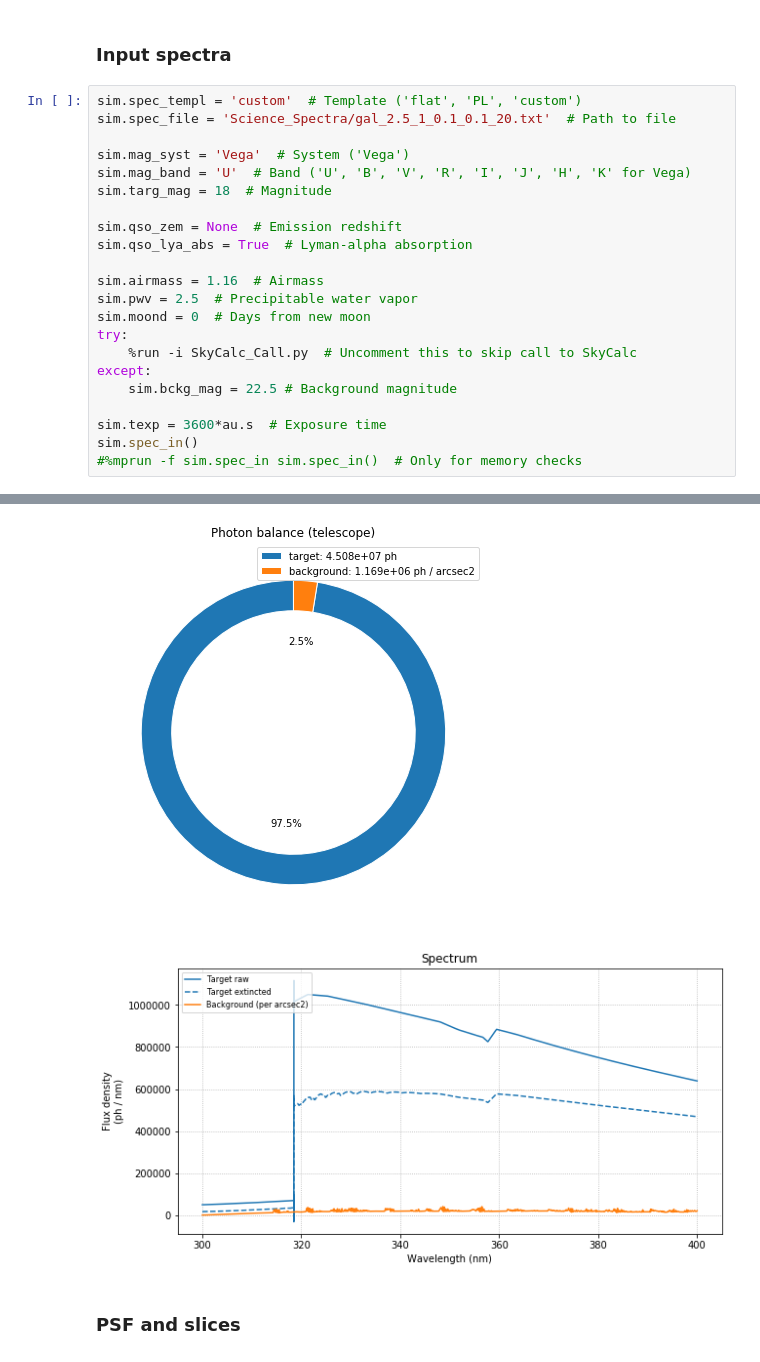
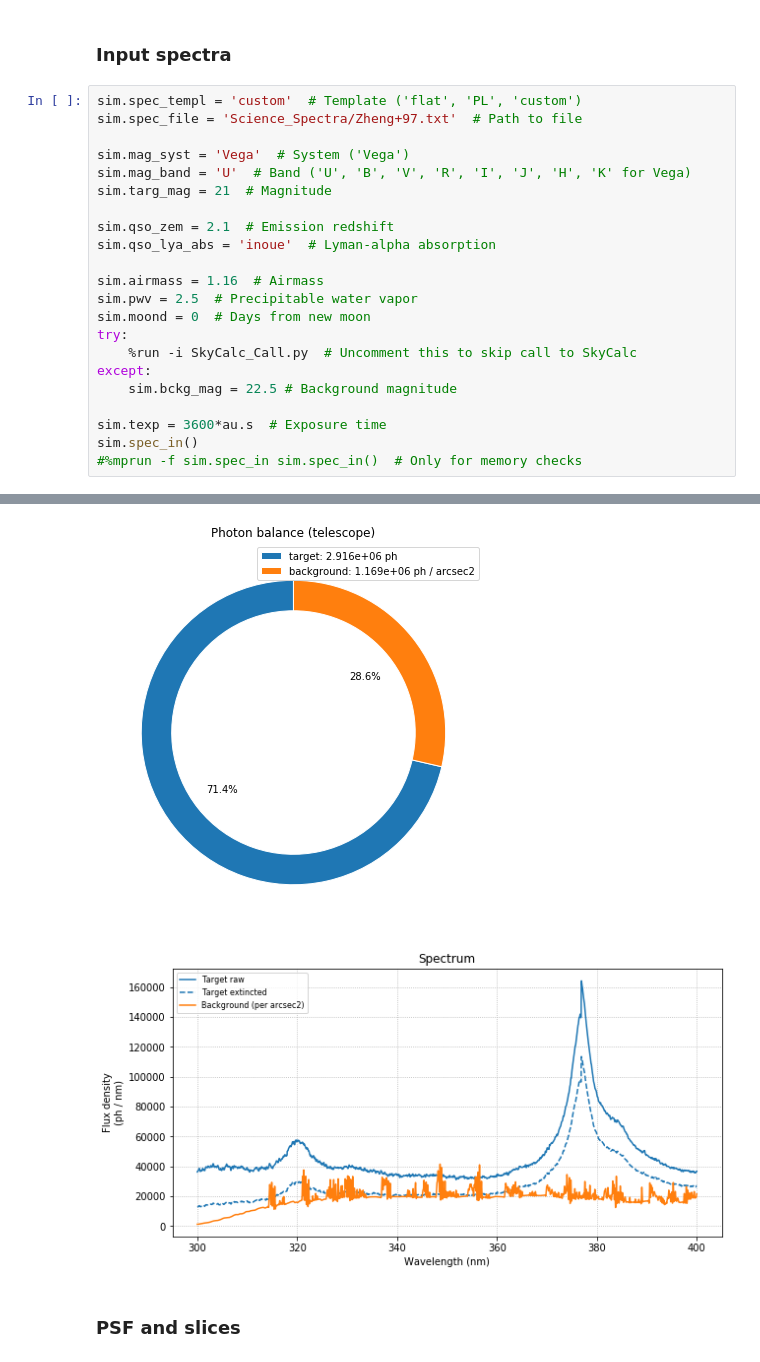
Before and after one commit to gcupani/cubes, a Jupyter notebook: CUBES E2E simulator (compact).ipynb, the cells around one changed output, grey strips where cells are left out. Saved outputs shown, nothing was run; the diff lists cells and outputs as text.

Commit message:
Added Inoue recipes for IGM opacity

```diff
--- a/CUBES E2E simulator (compact).ipynb
+++ b/CUBES E2E simulator (compact).ipynb
@@ -10,14 +10,14 @@
 ### Input spectra
 # %%
 sim.spec_templ = 'custom'  # Template ('flat', 'PL', 'custom')
-sim.spec_file = 'Science_Spectra/gal_2.5_1_0.1_0.1_20.txt'  # Path to file
+sim.spec_file = 'Science_Spectra/Zheng+97.txt'  # Path to file
 
 sim.mag_syst = 'Vega'  # System ('Vega')
 sim.mag_band = 'U'  # Band ('U', 'B', 'V', 'R', 'I', 'J', 'H', 'K' for Vega)
-sim.targ_mag = 18  # Magnitude
+sim.targ_mag = 21  # Magnitude
 
-sim.qso_zem = None  # Emission redshift
-sim.qso_lya_abs = True  # Lyman-alpha absorption
+sim.qso_zem = 2.1  # Emission redshift
+sim.qso_lya_abs = 'inoue'  # Lyman-alpha absorption
 
 sim.airmass = 1.16  # Airmass
 sim.pwv = 2.5  # Precipitable water vapor
@@ -36,7 +35,7 @@ Photons collected.
 Input spectra created.
 Sky spectrum imported from SkyCalc_input_NEW_Out.fits.
-[figure, old version]
+[figure, new version]
-[figure, old version]
+[figure, new version]
 # %% [markdown]
 ### PSF and slices
 # %%
```
Also changed, not shown: parts of 4 cells of this notebook, 2 other files.
